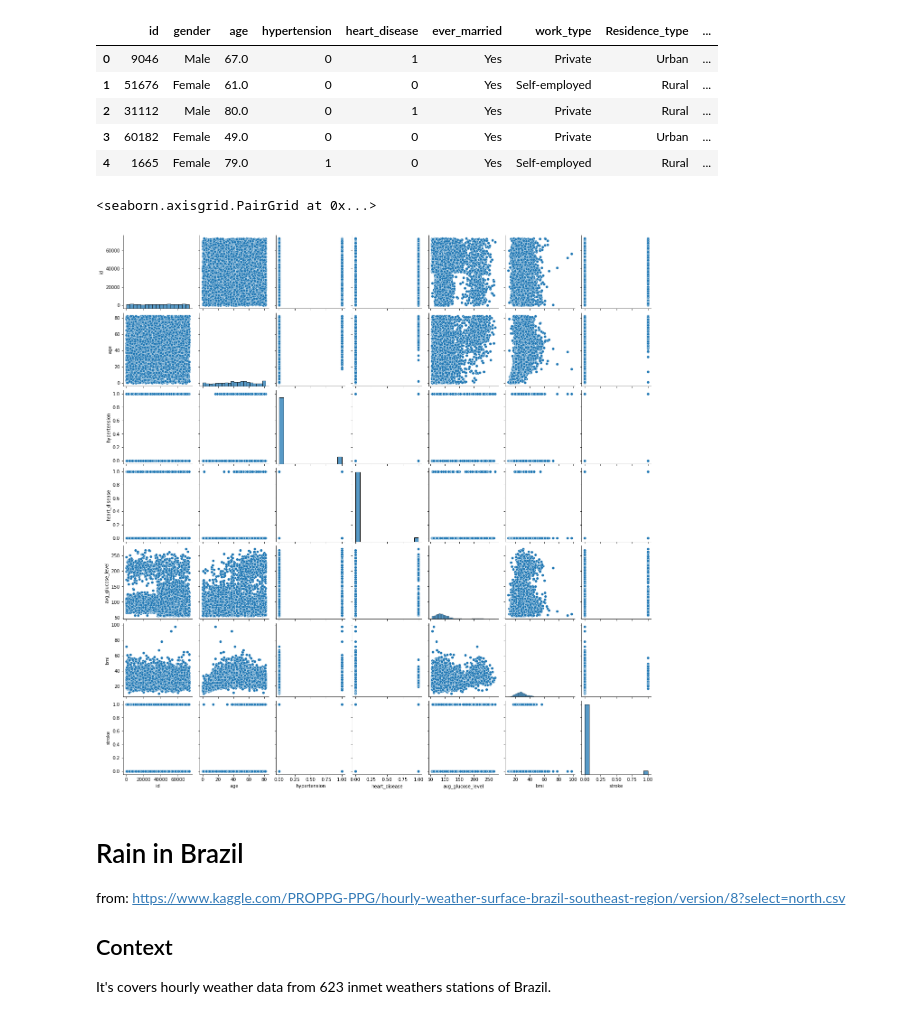
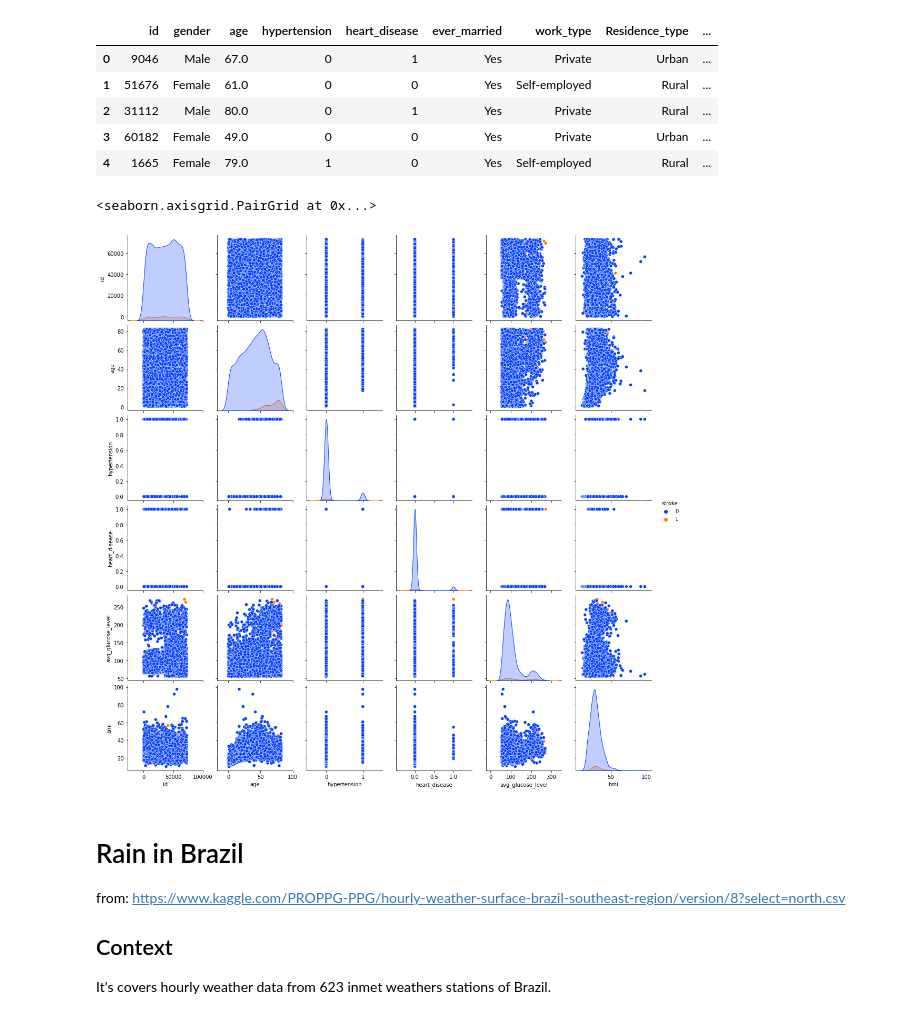
Before and after one commit to clinton0313/GP-Classification-Project, a Jupyter notebook: eda.ipynb, the cells around one changed output. Drawn from its saved outputs; the diff is of its cells as text; code cells hidden in the pictures.

```diff
--- a/eda.ipynb
+++ b/eda.ipynb
@@ -339,10 +339,10 @@ stroke.head()
 | 3 | 60182 | Female | 49.0 | 0 | 0 | Yes | Private | Urban | ... |
 | 4 | 1665 | Female | 79.0 | 1 | 0 | Yes | Self-employed | Rural | ... |
 # %%
-sns.pairplot(stroke)
+sns.pairplot(stroke, hue="stroke", palette="bright")
 # %% [output]
 <seaborn.axisgrid.PairGrid at 0x...>
-[figure, old version]
+[figure, new version]
 # %% [markdown]
 # Rain in Brazil
 
```
Also changed, not shown: parts of 3 cells of this notebook, 1 other file.
